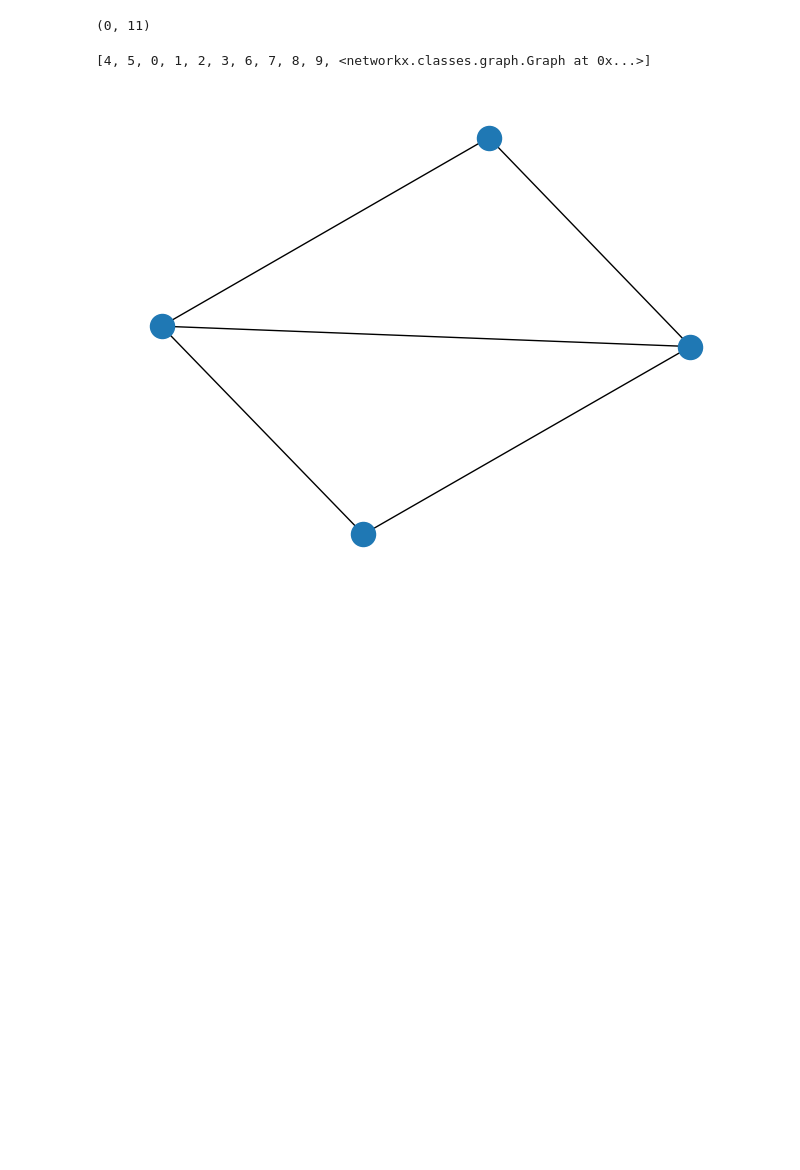
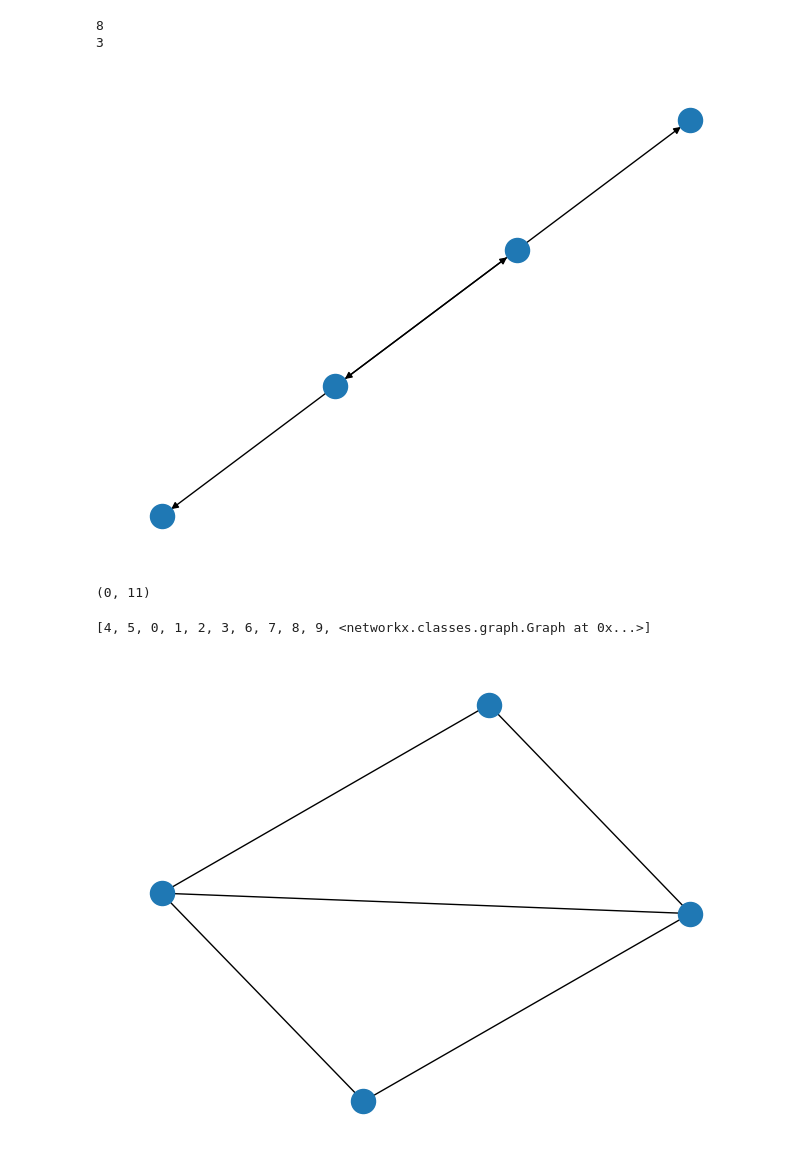
Before and after one commit to FabianScott/ComSoc, a Jupyter notebook: Week_4/graph_exercises.ipynb, the cells around one changed output. Drawn from its saved outputs; the diff is of its cells as text; code cells hidden in the pictures; blank space fills up the shorter version.

```diff
--- a/graphnet.ipynb
+++ b/Week_4/graph_exercises.ipynb
@@ -0,0 +24,23 @@
+# %%
+G.add_edges_from([(1, 2), (1, 3)])
+G.add_node(1)
+G.add_edge(1, 2)
+G.add_node("spam")        # adds node "spam"
+G.add_nodes_from("spam")  # adds 4 nodes: 's', 'p', 'a', 'm'
+G.add_edge(3, 'm')
+print(G.number_of_nodes())
+print(G.number_of_edges())
+# %% [output]
+8
+3
+# %%
+DG = nx.DiGraph()
+DG.add_edge(2, 1)   # adds the nodes in order 2, 1
+DG.add_edge(1, 3)
+DG.add_edge(2, 4)
+DG.add_edge(1, 2)
+assert list(DG.successors(2)) == [1, 4]
+assert list(DG.edges) == [(2, 1), (2, 4), (1, 3), (1, 2)]
+nx.draw(DG)
+# %% [output]
+[figure, added]
```
Also changed, not shown: parts of 4 cells of this notebook, 3 other files.
